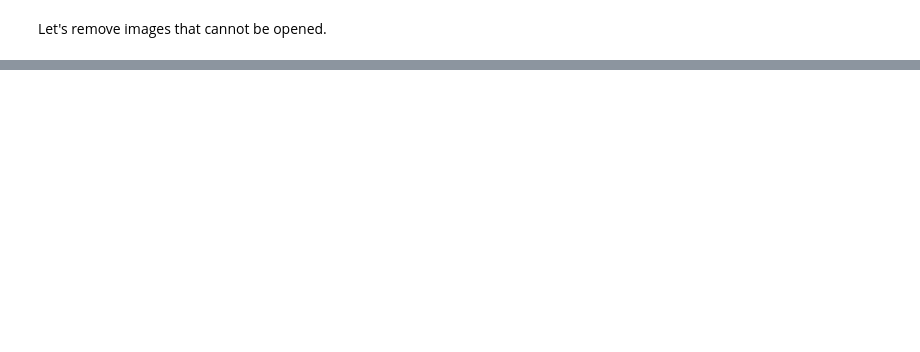
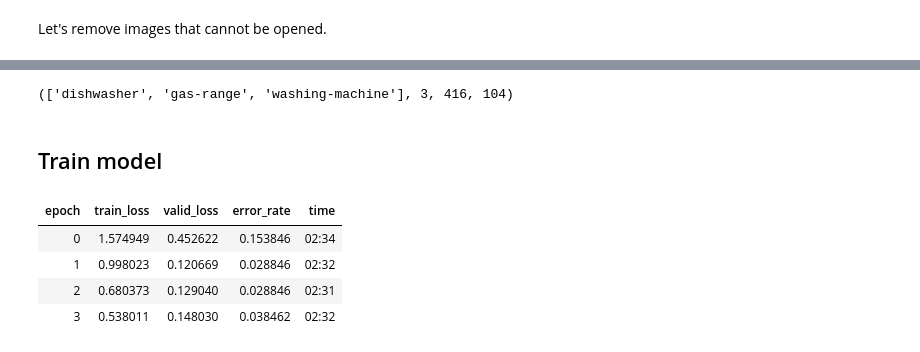
Before and after one commit to saba96/HomeAppliancesImageClassifier, a Jupyter notebook: HomeAppliancesImageClassifier.ipynb, the cells around one changed output, grey strips where cells are left out. Saved outputs shown, nothing was run; the diff lists cells and outputs as text; code cells hidden in the pictures; blank space fills up the shorter version.

```diff
--- a/HomeAppliancesImageClassifier.ipynb
+++ b/HomeAppliancesImageClassifier.ipynb
@@ -68,0 +87,6 @@ gas-range
+# %%
+data.classes, data.c, len(data.train_ds), len(data.valid_ds)
+# %% [output]
+(['dishwasher', 'gas-range', 'washing-machine'], 3, 416, 104)
+# %% [markdown]
+## Train model
@@ -68,0 +95,8 @@ gas-range
+# %%
+learn.fit_one_cycle(4)
+# %% [output]
+| epoch | train_loss | valid_loss | error_rate | time |
+| 0 | 1.574949 | 0.452622 | 0.153846 | 02:34 |
+| 1 | 0.998023 | 0.120669 | 0.028846 | 02:32 |
+| 2 | 0.680373 | 0.129040 | 0.028846 | 02:31 |
+| 3 | 0.538011 | 0.148030 | 0.038462 | 02:32 |
```
Also changed, not shown: parts of 14 cells of this notebook.
